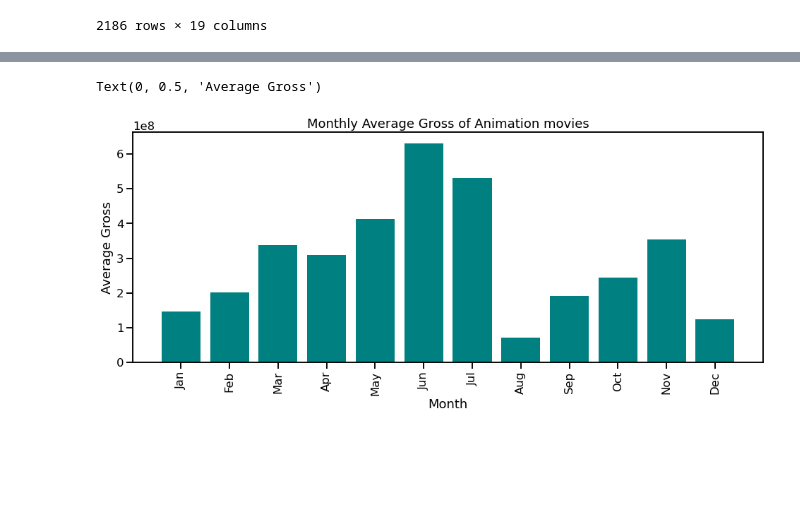
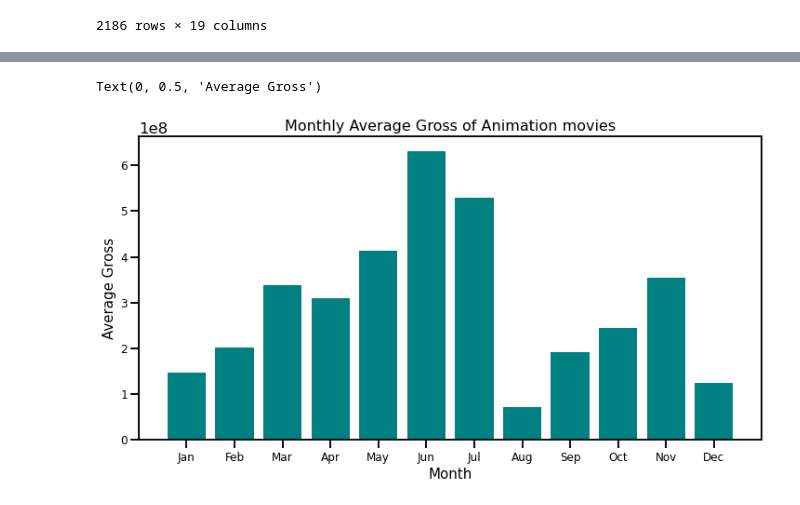
Before and after one commit to racday/ai-capstone, a Jupyter notebook: index.ipynb, the cells around one changed output, grey strips where cells are left out. Cells and saved outputs as stored; diff of their text form; code cells hidden in the pictures; blank space fills up the shorter version.

Commit message:
Added 2 plots

```diff
--- a/index.ipynb
+++ b/index.ipynb
@@ -610,10 +610,3 @@ year  season
 2018  Spring    1.951302e+08
 2016  Summer    1.782752e+08
 Name: worldwide_gross, dtype: float64
-# %%
-#fig = plt.figure(figsize=(20,7))
-fig = season_gross.unstack().plot(kind = "line")
-sns.set_context("talk")
-plt.title("Release season/Year - Gross Earnings", fontsize = 15, color="white")
-plt.ylabel("Gross Earnings")
-fig.legend(loc="lower right", frameon=False)
@@ -722,25 +712,26 @@ sorted_df = rating_and_budgets.sort_values(by=['months_numeric'])
 # %%
 g1_df=sorted_df[sorted_df['genres']=='Animation']
 g1_df = g1_df.drop_duplicates('title')
 g1a_data = g1_df.groupby(['months_numeric']).worldwide_gross.mean()
 
 # Create a figure and axis
-fig, ax = plt.subplots(figsize=(16,6))
+fig, ax = plt.subplots(figsize=(12,6))
 
 # Get x and y data
 x1 = g1a_data.index
 y1 = g1a_data.values
 
 ax.bar(x1, y1, color='teal')
 
 months =['Jan','Feb', 'Mar', 'Apr', 'May', 'Jun', 'Jul','Aug', 'Sep', 'Oct', 'Nov', 'Dec']
 months_num = range(1,13)
 ax.set_xticks(months_num)
 ax.set_xticklabels(months)
-plt.xticks(rotation=90)
-ax.set_title('Monthly Average Gross of Animation movies')
-ax.set_xlabel('Month')
-ax.set_ylabel('Average Gross')
+plt.xticks(fontsize=12)
+plt.yticks(fontsize=12)
+ax.set_title('Monthly Average Gross of Animation movies', fontsize=16)
+ax.set_xlabel('Month', fontsize=15)
+ax.set_ylabel('Average Gross', fontsize=15)
 # %% [output]
 Text(0, 0.5, 'Average Gross')
-[figure, old version]
+[figure, new version]
```
Also changed, not shown: parts of 6 cells of this notebook.
